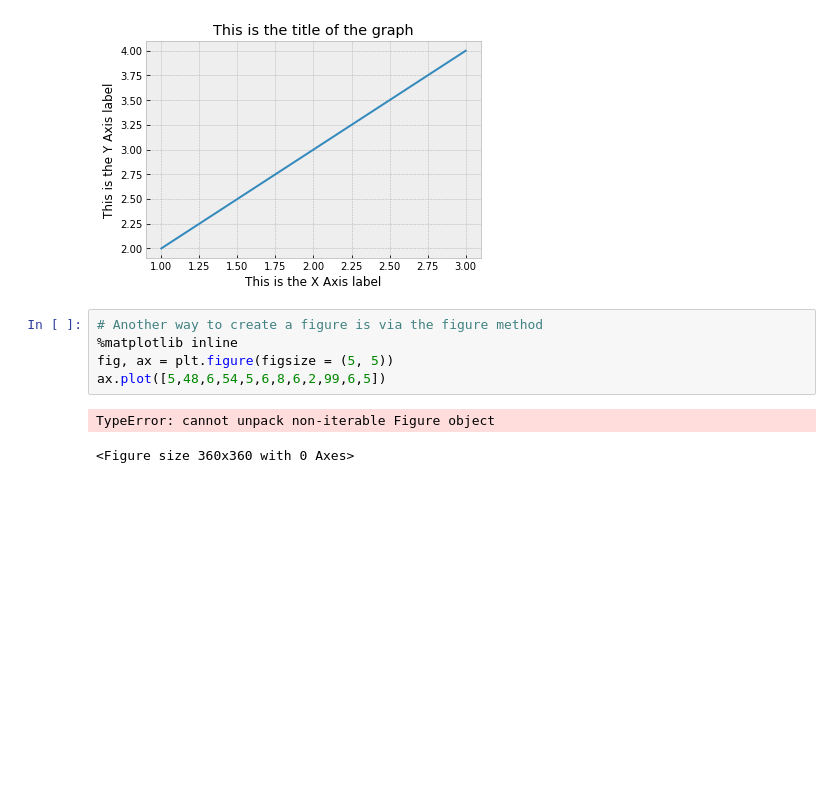
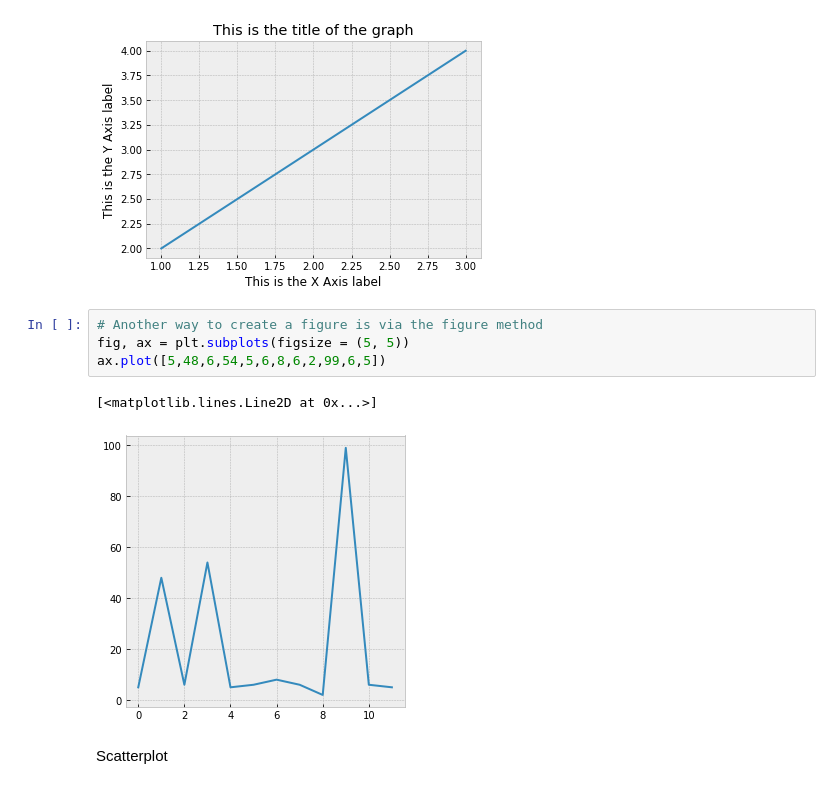
Before and after one commit to santy-gegenschatz/Python, a Jupyter notebook: models/matplot.ipynb, the cells around one changed output. Saved outputs shown, nothing was run; the diff lists cells and outputs as text; blank space fills up the shorter version.

```diff
--- a/models/matplot.ipynb
+++ b/models/matplot.ipynb
@@ -25,9 +25,10 @@ ax.legend
 [figure]
 # %%
 # Another way to create a figure is via the figure method
-%matplotlib inline
-fig, ax = plt.figure(figsize = (5, 5))
+fig, ax = plt.subplots(figsize = (5, 5))
 ax.plot([5,48,6,54,5,6,8,6,2,99,6,5])
 # %% [output]
-TypeError: cannot unpack non-iterable Figure object
+[<matplotlib.lines.Line2D at 0x...>]
-<Figure size 360x360 with 0 Axes>
+[figure, added]
+# %% [markdown]
+Scatterplot
```
Also changed, not shown: parts of 2 cells of this notebook.
